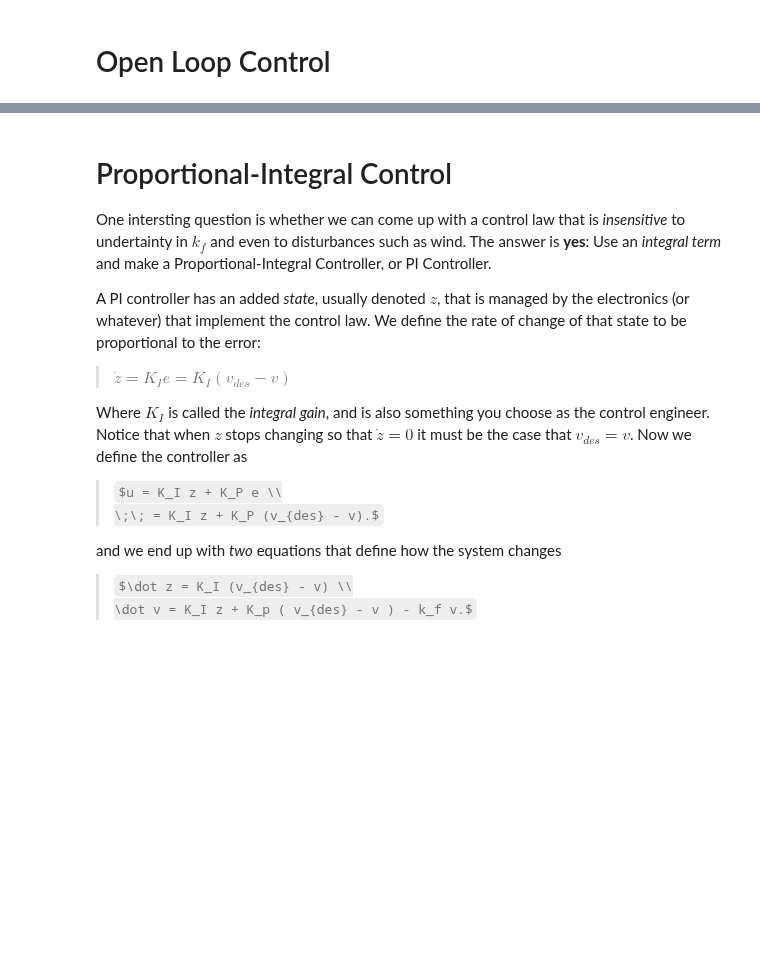
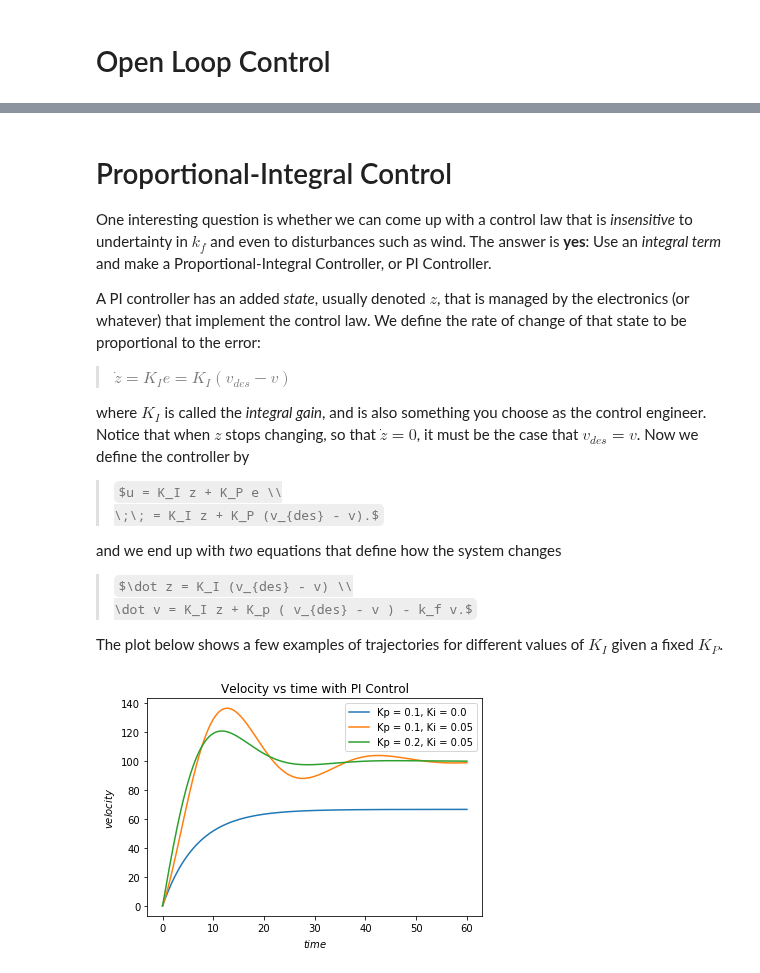
Before and after one commit to klavins/ECE447, a Jupyter notebook: lectures/cruise_control.ipynb, the cells around one changed output, grey strips where cells are left out. Cells and saved outputs as stored; diff of their text form; code cells hidden in the pictures; some formulas as TeX source; blank space fills up the shorter version.

```diff
--- a/lectures/cruise_control.ipynb
+++ b/lectures/cruise_control.ipynb
@@ -195,13 +199,13 @@ This tradeoff is *always* the case in proportional control of a system using a s
 Proportional-Integral Control
 ===
 
-One intersting question is whether we can come up with a control law that is *insensitive* to undertainty in $k_f$ and even to disturbances such as wind. The answer is **yes**: Use an *integral term* and make a Proportional-Integral Controller, or PI Controller.
+One interesting question is whether we can come up with a control law that is *insensitive* to undertainty in $k_f$ and even to disturbances such as wind. The answer is **yes**: Use an *integral term* and make a Proportional-Integral Controller, or PI Controller.
 
 A PI controller has an added *state*, usually denoted $z$, that is managed by the electronics (or whatever) that implement the control law. We define the rate of change of that state to be proportional to the error:
 
 > $\dot z = K_I e = K_I (v_{des} - v)$
 
-Where $K_I$ is called the *integral gain*, and is also something you choose as the control engineer. Notice that when $z$ stops changing so that $\dot z = 0$ it must be the case that $v_{des} = v$. Now we define the controller as
+where $K_I$ is called the *integral gain*, and is also something you choose as the control engineer. Notice that when $z$ stops changing, so that $\dot z = 0$, it must be the case that $v_{des} = v$. Now we define the controller by
 
 > $u = K_I z + K_P e \\
   \;\; = K_I z + K_P (v_{des} - v).$
@@ -210,3 +214,32 @@ and we end up with *two* equations that define how the system changes
 
 > $\dot z = K_I (v_{des} - v) \\
    \dot v = K_I z + K_p ( v_{des} - v ) - k_f v.$
+
+The plot below shows a few examples of trajectories for different values of $K_I$ given a fixed $K_P$.
+# %%
+# Don't worry about the details of this code yet.
+def f_pi_aux(x,t,Kp,Ki):
+  v = x[0];
+  z = x[1];
+  vdes = 100;
+  e = vdes - v;
+  kf = 0.05;
+  u = Ki*z + Kp*e;
+  return [u - kf * v, e]
+
+x0=[0.0, 0.0];
+t = np.linspace(0., 60, 400)
+
+for gains in [[0.1,0.0],[0.1,0.05],[0.2,0.05]]:
+    kp = gains[0];
+    ki = gains[1];
+    f = lambda x,t : f_pi_aux(x,t,kp,ki)
+    x = spi.odeint(f,x0,t);
+    plt.plot(t,x[:,0],label="Kp = %r, Ki = %r" % (kp, ki));
+
+plt.xlabel('$time$')
+plt.ylabel('$velocity$')
+plt.title('Velocity vs time with PI Control')
+plt.legend();
+# %% [output]
+[figure, added]
```
Also changed, not shown: parts of 11 cells of this notebook, 3 other files.
